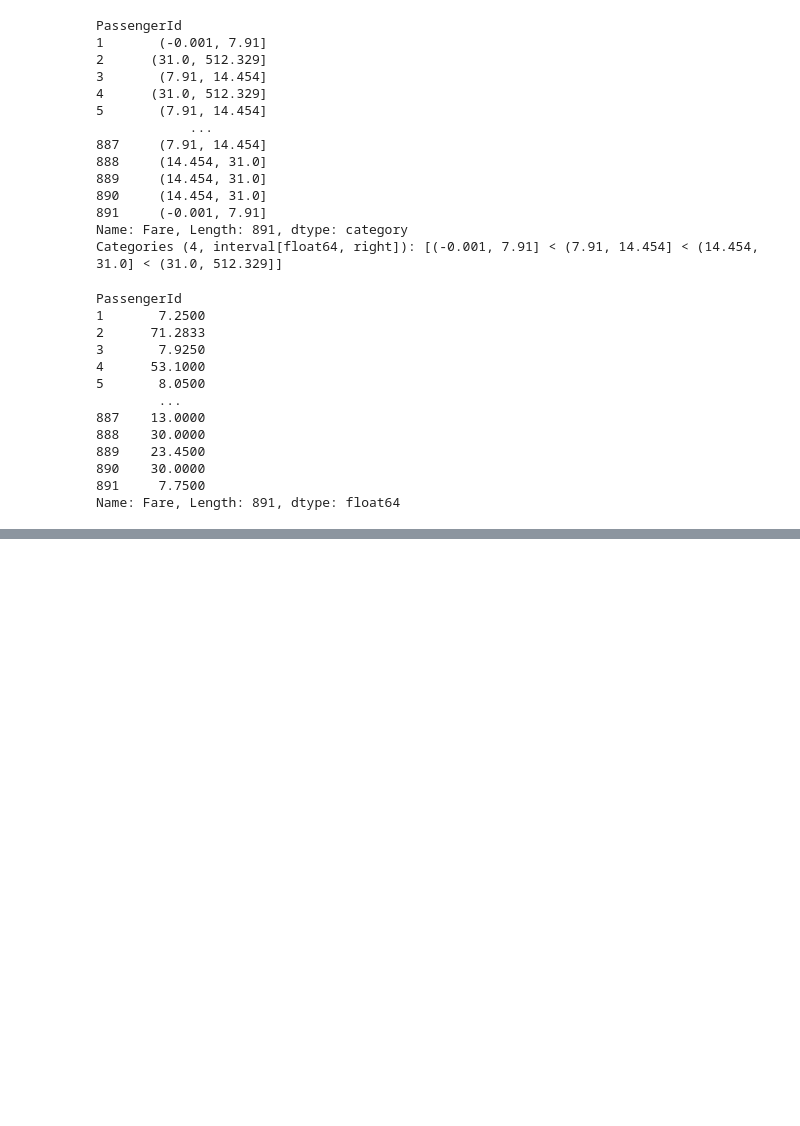
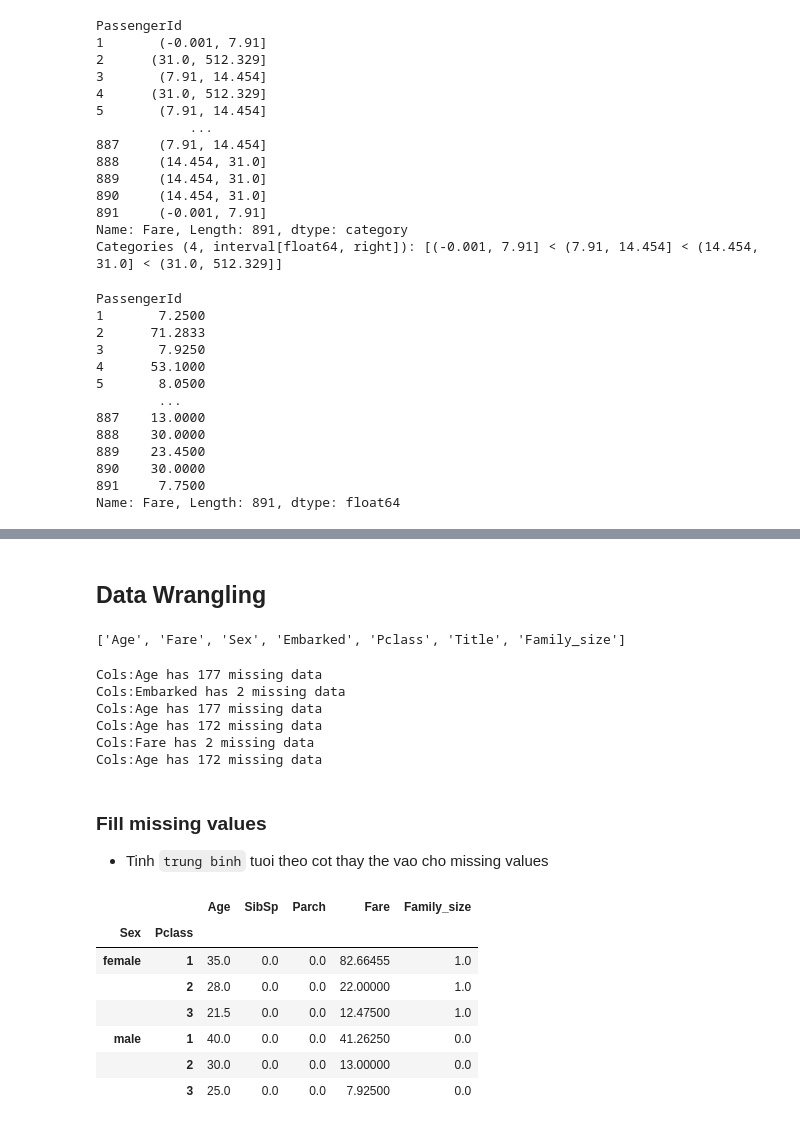
Before and after one commit to dungvnu123/project_titanic_py, a Jupyter notebook: thuc_hanh.ipynb, the cells around one changed output, grey strips where cells are left out. Cells and saved outputs as stored; diff of their text form; code cells hidden in the pictures; blank space fills up the shorter version.

```diff
--- a/thuc_hanh.ipynb
+++ b/thuc_hanh.ipynb
@@ -355,0 +526,5 @@ Name: Fare, Length: 891, dtype: float64
+# %%
+data_df['Category'] = pd.cut(data_df['Family_size'], bins = [0, 1, 4 , 6 , 20 ], labels= ['Solo','Small', 'Medium', 'Large'])
+test_df['Category'] = pd.cut(test_df['Family_size'], bins = [0, 1, 4 , 6 , 20 ], labels= ['Solo','Small', 'Medium', 'Large'])
+# %% [markdown]
+## Data Wrangling
@@ -355,0 +535,38 @@ Name: Fare, Length: 891, dtype: float64
+# %%
+print(features_sum)
+# %% [output]
+['Age', 'Fare', 'Sex', 'Embarked', 'Pclass', 'Title', 'Family_size']
+# %%
+# hien thi missing values
+def missing_check(data_df, features_sum):
+    for col  in features_sum:
+        missing_values = data_df[col].isnull().sum()
+        if missing_values > 0:
+            print(f"Cols:{col} has {missing_values} missing data")
+# goi de quy 1 lan nua
+missing_check(data_df, features_sum)
+missing_check(test_df, features_sum)
+# %% [output]
+Cols:Age has 177 missing data
+Cols:Embarked has 2 missing data
+Cols:Age has 177 missing data
+Cols:Age has 172 missing data
+Cols:Fare has 2 missing data
+Cols:Age has 172 missing data
+# %% [markdown]
+### Fill missing values
+
+- Tinh `trung binh` tuoi theo cot thay the vao cho missing values
+# %%
+data_df['Age'] = data_df['Age'].astype(float)
+median_df = data_df.groupby(['Sex', 'Pclass']).median(numeric_only=True)
+median_df
+# %% [output]
+|  |  | Age | SibSp | Parch | Fare | Family_size |
+| Sex | Pclass |  |  |  |  |  |
+| female | 1 | 35.0 | 0.0 | 0.0 | 82.66455 | 1.0 |
+|  | 2 | 28.0 | 0.0 | 0.0 | 22.00000 | 1.0 |
+|  | 3 | 21.5 | 0.0 | 0.0 | 12.47500 | 1.0 |
+| male | 1 | 40.0 | 0.0 | 0.0 | 41.26250 | 0.0 |
+|  | 2 | 30.0 | 0.0 | 0.0 | 13.00000 | 0.0 |
+|  | 3 | 25.0 | 0.0 | 0.0 | 7.92500 | 0.0 |
```
Also changed, not shown: parts of 34 cells of this notebook, 4 other files.
